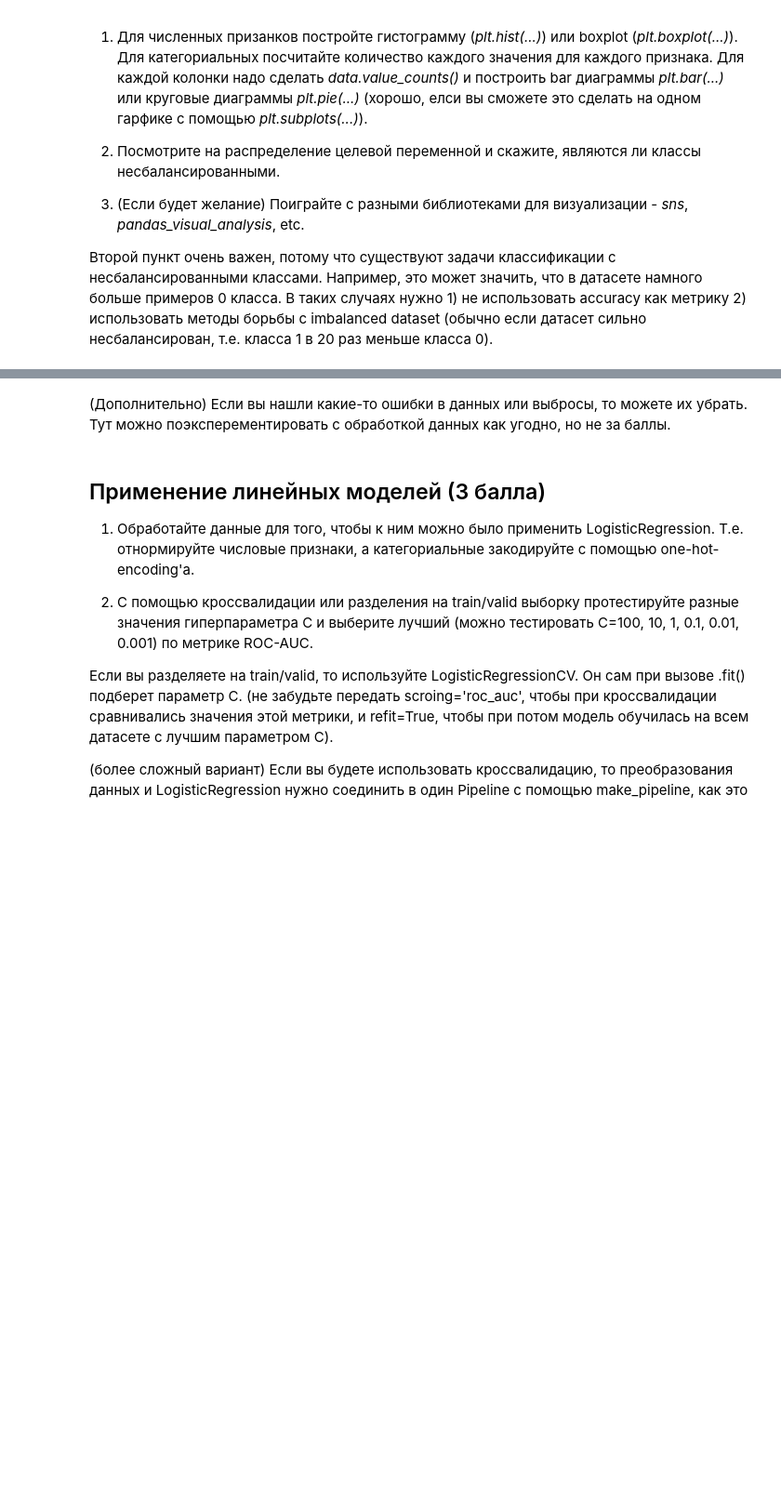
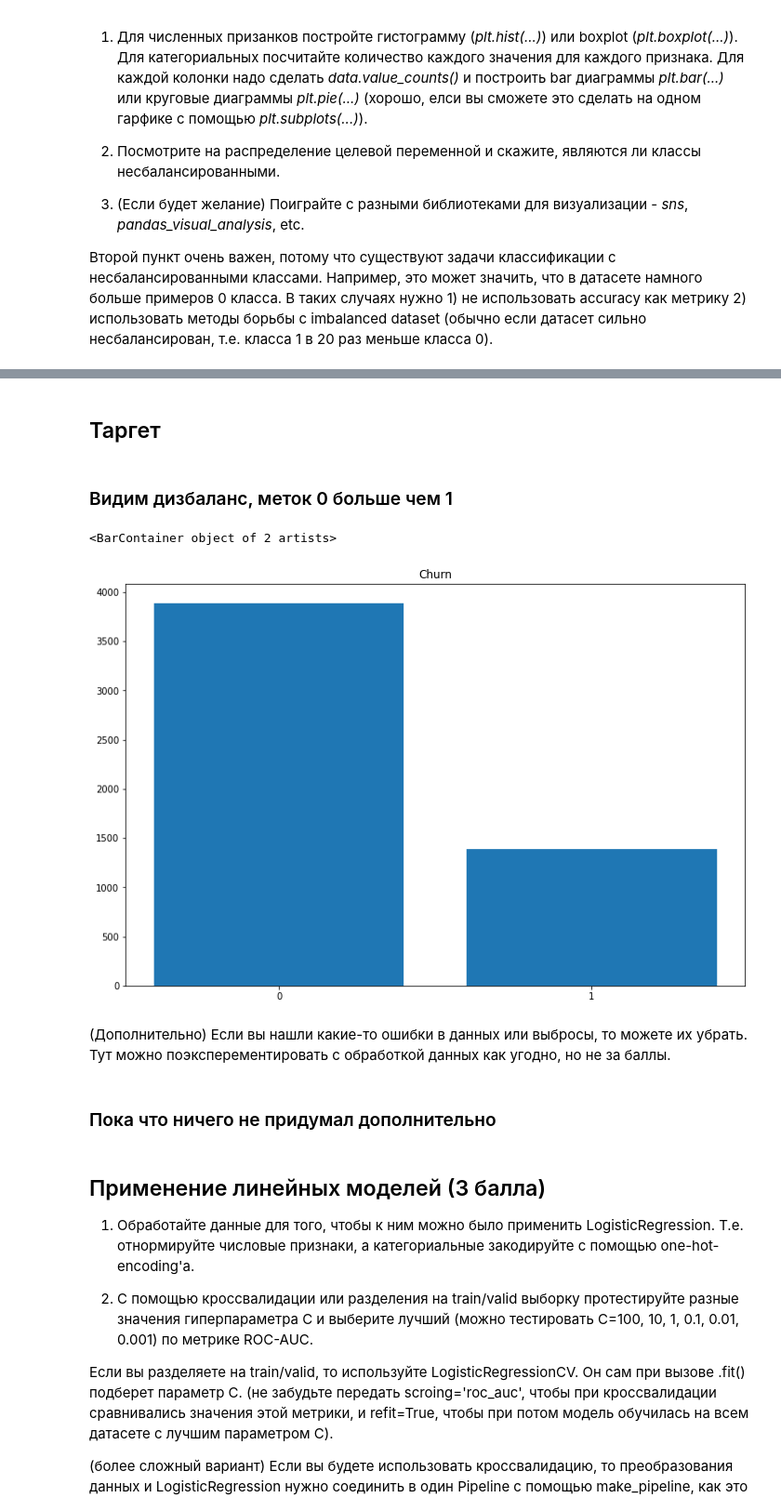
Before and after one commit to EmperorNao/MLHub, a Jupyter notebook: DLS/sem1/HW3/baseline.ipynb, the cells around one changed output, grey strips where cells are left out. Shown: that part at 93% size. Drawn from its saved outputs; the diff is of its cells as text; code cells hidden in the pictures; blank space fills up the shorter version.

```diff
--- a/DLS/sem1/HW3/baseline.ipynb
+++ b/DLS/sem1/HW3/baseline.ipynb
@@ -114,2 +265,15 @@ target_col = 'Churn'
+# %% [markdown]
+## Таргет
+# %% [markdown]
+### Видим дизбаланс, меток 0 больше чем 1
+# %%
+plt.figure(figsize = (12, 8))
+
+plt.title(target_col)
+d = data[target_col].value_counts()
+plt.bar(list(d.index), list(d.values), tick_label=list(d.index))
+# %% [output]
+<BarContainer object of 2 artists>
+[figure, added]
 # %% [markdown]
 (Дополнительно) Если вы нашли какие-то ошибки в данных или выбросы, то можете их убрать. Тут можно поэксперементировать с обработкой данных как угодно, но не за баллы.
@@ -117,0 +280,2 @@ target_col = 'Churn'
+# %% [markdown]
+### Пока что ничего не придумал дополнительно
```
Also changed, not shown: parts of 29 cells of this notebook.
